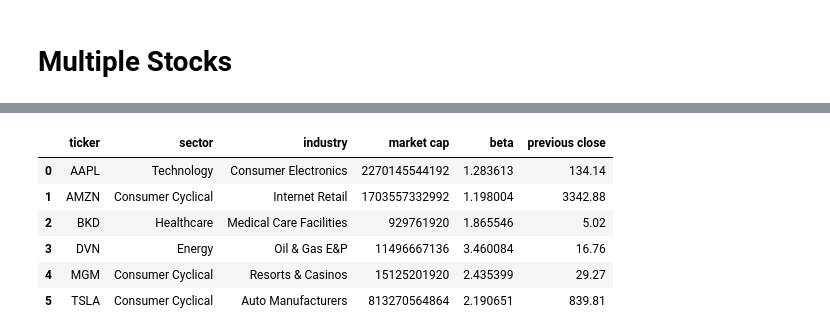
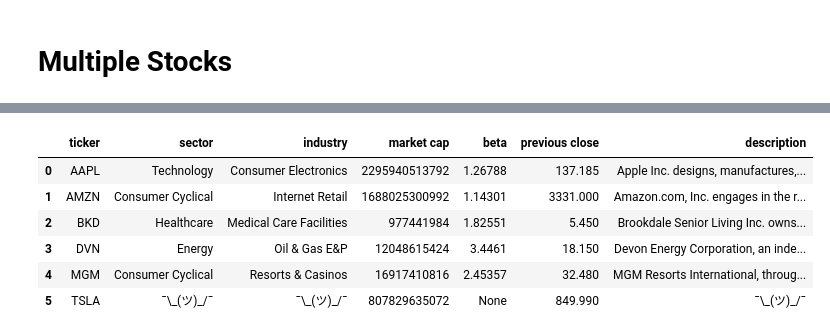
Before and after one commit to hsm207/stockapp, a Jupyter notebook: notebooks/scrape/yfinance.ipynb, the cells around one changed output, grey strips where cells are left out. Cells and saved outputs as stored; diff of their text form; code cells hidden in the pictures.

Commit message:
Update yfinance experiments:
1. Return I_DONT_KNOW when data is unable to be extracted
2. Extract company description
3. Save extractions in csv file for review later

```diff
--- a/notebooks/scrape/yfinance.ipynb
+++ b/notebooks/scrape/yfinance.ipynb
@@ -9,0 +18,2 @@ import pandas as pd
+# %%
+I_DONT_KNOW = "¯\_(ツ)_/¯"
@@ -12,9 +24,9 @@ import pandas as pd
 # %% [markdown]
 Follow documentation:
 # %%
-ticker = "TSLA"
-stock = yf.Ticker("TSLA")
+ticker = "tsla"
+stock = yf.Ticker(ticker)
 
-print(f"The sector of {ticker} is {stock.info['sector']}")
-print(f"The industry of {ticker} is {stock.info['industry']}")
+print(f"The sector of {ticker} is {stock.info.get('sector', I_DONT_KNOW)}")
+print(f"The industry of {ticker} is {stock.info.get('industry', I_DONT_KNOW)}")
 # %% [output]
@@ -164,4 +285,4 @@ data = yf.Tickers(tickers)
 # %%
-df = pd.DataFrame(columns = ["ticker", "sector", "industry", "market cap", "beta", "previous close"])
+df = pd.DataFrame(columns = ["ticker", "sector", "industry", "market cap", "beta", "previous close", "description"])
 df
 # %% [output]
@@ -169,25 +291,28 @@ df
 # %%
-
 for ticker in tickers:
     stock = getattr(data.tickers, ticker)
     details = {
-        "ticker": ticker,
-        "sector": stock.info["sector"],
-        "industry": stock.info["industry"],
-        "market cap": stock.info["marketCap"],
-        "beta": stock.info["beta"],
-        "previous close": stock.info["previousClose"]
-
-    }
+            "ticker": ticker,
+            "sector": stock.info.get("sector", I_DONT_KNOW),
+            "industry": stock.info.get("industry", I_DONT_KNOW),
+            "market cap": stock.info.get("marketCap", I_DONT_KNOW),
+            "beta": stock.info.get("beta", I_DONT_KNOW),
+            "previous close": stock.info.get("previousClose", I_DONT_KNOW),
+            "description": stock.info.get("longBusinessSummary", I_DONT_KNOW)
+        }
 
     df = df.append(details, ignore_index=True)
 
+    stock.balancesheet.sort_index().to_csv(f"BS_{ticker}.csv")
+    stock.financials.sort_index().to_csv(f"IS_{ticker}.csv")
+
+df.to_csv(f"summary_profile_all.csv", index=False)
 df
 # %% [output]
-|  | ticker | sector | industry | market cap | beta | previous close |
-| 0 | AAPL | Technology | Consumer Electronics | 2270145544192 | 1.283613 | 134.14 |
-| 1 | AMZN | Consumer Cyclical | Internet Retail | 1703557332992 | 1.198004 | 3342.88 |
-| 2 | BKD | Healthcare | Medical Care Facilities | 929761920 | 1.865546 | 5.02 |
-| 3 | DVN | Energy | Oil & Gas E&P | 11496667136 | 3.460084 | 16.76 |
-| 4 | MGM | Consumer Cyclical | Resorts & Casinos | 15125201920 | 2.435399 | 29.27 |
-| 5 | TSLA | Consumer Cyclical | Auto Manufacturers | 813270564864 | 2.190651 | 839.81 |
+|  | ticker | sector | industry | market cap | beta | previous close | description |
+| 0 | AAPL | Technology | Consumer Electronics | 2295940513792 | 1.26788 | 137.185 | Apple Inc. designs, manufactures,... |
+| 1 | AMZN | Consumer Cyclical | Internet Retail | 1688025300992 | 1.14301 | 3331.000 | Amazon.com, Inc. engages in the r... |
+| 2 | BKD | Healthcare | Medical Care Facilities | 977441984 | 1.82551 | 5.450 | Brookdale Senior Living Inc. owns... |
+| 3 | DVN | Energy | Oil & Gas E&P | 12048615424 | 3.4461 | 18.150 | Devon Energy Corporation, an inde... |
+| 4 | MGM | Consumer Cyclical | Resorts & Casinos | 16917410816 | 2.45357 | 32.480 | MGM Resorts International, throug... |
+| 5 | TSLA | ¯\_(ツ)_/¯ | ¯\_(ツ)_/¯ | 807829635072 | None | 849.990 | ¯\_(ツ)_/¯ |
```
Also changed, not shown: parts of 30 cells of this notebook.
